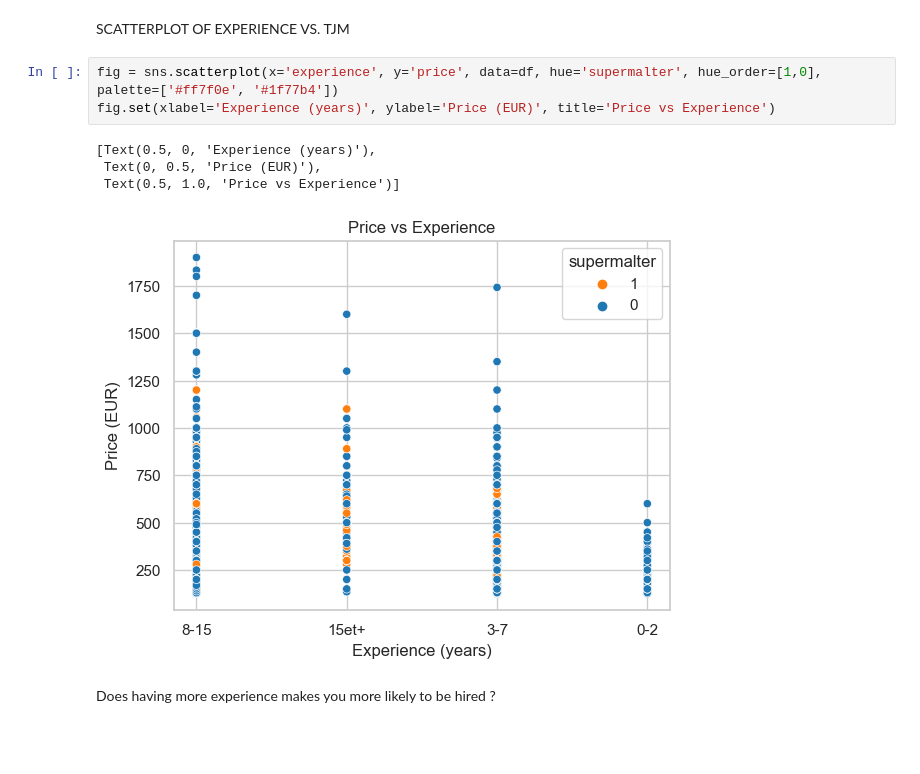
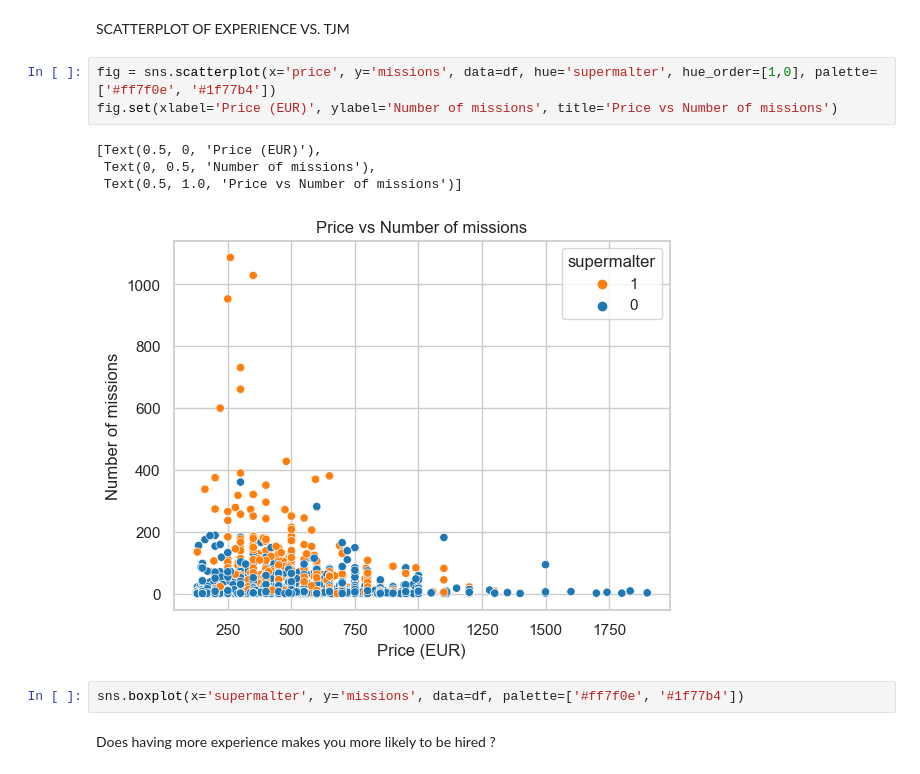
Before and after one commit to Luxchar/SuperMalter, a Jupyter notebook: data/src/analysis/malter_vs_supermalter/vis_experience.ipynb, the cells around one changed output. Saved outputs shown, nothing was run; the diff lists cells and outputs as text; blank space fills up the shorter version.

Commit message:
missions vs price vis

```diff
--- a/data/src/analysis/malter_vs_supermalter/vis_experience.ipynb
+++ b/data/src/analysis/malter_vs_supermalter/vis_experience.ipynb
@@ -68,13 +63,15 @@ plt.show()
 # %% [markdown]
 SCATTERPLOT OF EXPERIENCE VS. TJM
 # %%
-fig = sns.scatterplot(x='experience', y='price', data=df, hue='supermalter', hue_order=[1,0], palette=['#ff7f0e', '#1f77b4'])
-fig.set(xlabel='Experience (years)', ylabel='Price (EUR)', title='Price vs Experience')
+fig = sns.scatterplot(x='price', y='missions', data=df, hue='supermalter', hue_order=[1,0], palette=['#ff7f0e', '#1f77b4'])
+fig.set(xlabel='Price (EUR)', ylabel='Number of missions', title='Price vs Number of missions')
 # %% [output]
-[Text(0.5, 0, 'Experience (years)'),
- Text(0, 0.5, 'Price (EUR)'),
- Text(0.5, 1.0, 'Price vs Experience')]
+[Text(0.5, 0, 'Price (EUR)'),
+ Text(0, 0.5, 'Number of missions'),
+ Text(0.5, 1.0, 'Price vs Number of missions')]
-[figure, old version]
+[figure, new version]
+# %%
+sns.boxplot(x='supermalter', y='missions', data=df, palette=['#ff7f0e', '#1f77b4'])
 # %% [markdown]
 Does having more experience makes you more likely to be hired ?
 # %%
```
Also changed, not shown: parts of 2 cells of this notebook.
